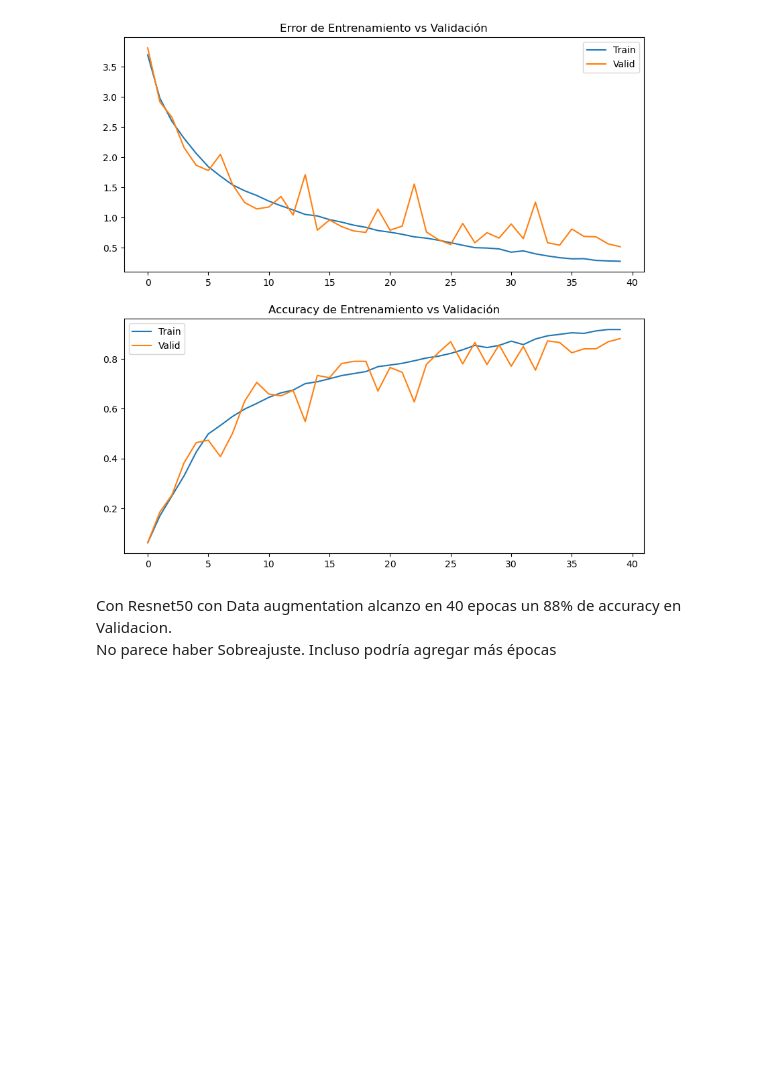
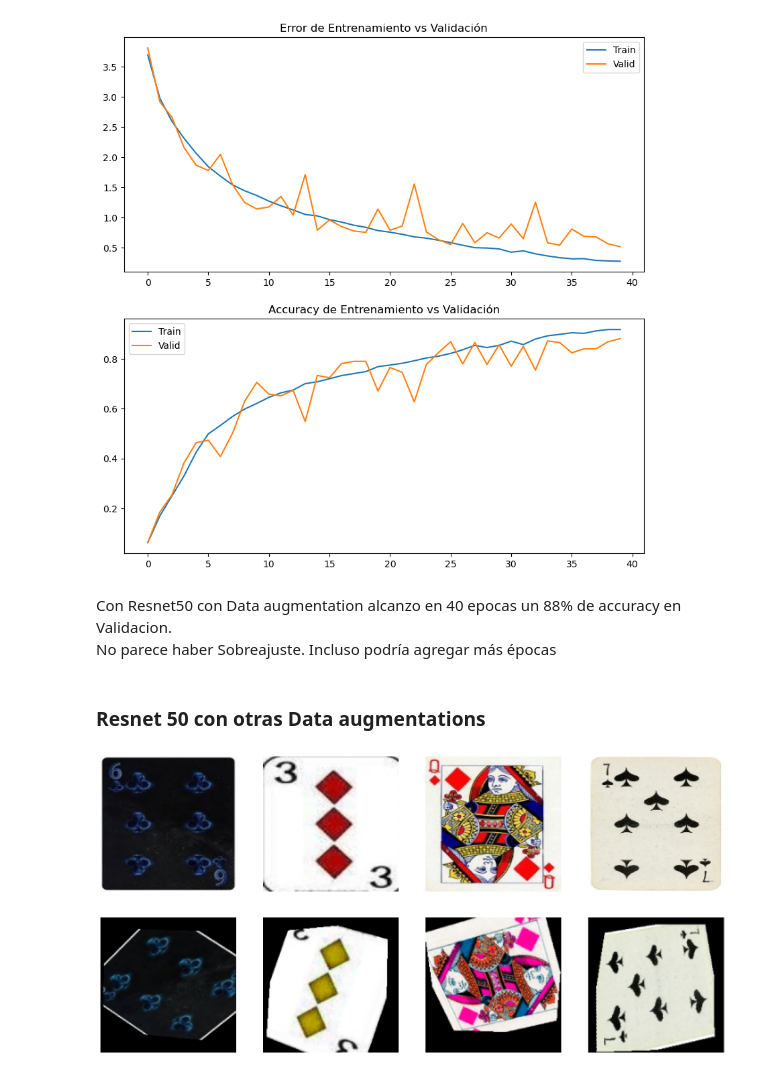
Before and after one commit to juanpsch/IA, a Jupyter notebook: CV2/TP_Final/TPFinal_Cards_2.ipynb, the cells around one changed output. Cells and saved outputs as stored; diff of their text form; code cells hidden in the pictures; blank space fills up the shorter version.

```diff
--- a/CV2/TP_Final/TPFinal_Cards_2.ipynb
+++ b/CV2/TP_Final/TPFinal_Cards_2.ipynb
@@ -432,3 +430,49 @@ axs[1].legend(['Train', 'Valid'])
 # %% [markdown]
 Con Resnet50 con Data augmentation alcanzo en 40 epocas un 88% de accuracy en Validacion. \
 No parece haber Sobreajuste. Incluso podría agregar más épocas
+# %% [markdown]
+### Resnet 50 con otras Data augmentations
+# %%
+aug_data_transforms2 = torchvision.transforms.Compose([
+                        torchvision.transforms.Resize(size=(ANCHO_IMAGENES, ALTO_IMAGENES)),
+                        # torchvision.transforms.RandomHorizontalFlip(0.5),
+                        torchvision.transforms.RandomRotation(degrees=(0,180)),
+                        torchvision.transforms.RandomPerspective(0.4),
+                        torchvision.transforms.RandomResizedCrop(size=(ANCHO_IMAGENES, ALTO_IMAGENES), scale=(0.8, 1.0)),
+                        torchvision.transforms.ColorJitter(saturation=0.3, hue=0.3),
+                        torchvision.transforms.ToTensor()
+                      ])
+
+data_transforms = torchvision.transforms.Compose([
+                    torchvision.transforms.Resize(size=(ANCHO_IMAGENES, ALTO_IMAGENES)),
+                    torchvision.transforms.ToTensor()
+                  ])
+
+aug_train_set2 = torchvision.datasets.ImageFolder(root='data_Cards/train', transform=aug_data_transforms2)
+aug_valid_set = torchvision.datasets.ImageFolder(root='data_Cards/valid', transform=data_transforms)
+
+aug_train_loader2 = torch.utils.data.DataLoader(aug_train_set, batch_size=64, shuffle=True)
+aug_valid_loader = torch.utils.data.DataLoader(aug_valid_set, batch_size=64, shuffle=True)
+# %%
+images_ids = np.random.randint(low=0, high=len(train_set), size=4)
+
+# Ploteo las imagenes sin augmentacion
+
+fig, rows = plt.subplots(nrows=1, ncols=4, figsize=(18, 18))
+
+for id, row in enumerate(rows):
+    row.imshow(train_set[images_ids[id]][0].permute(1, 2, 0))
+    row.axis('off')
+plt.show()
+
+# Ploteo las mismas imagenes con augmentacion
+
+fig, rows = plt.subplots(nrows=1, ncols=4, figsize=(18, 18))
+
+for id, row in enumerate(rows):
+    row.imshow(aug_train_set2[images_ids[id]][0].permute(1, 2, 0))
+    row.axis('off')
+plt.show()
+# %% [output]
+[figure, added]
+[figure, added]
```
Also changed, not shown: parts of 4 cells of this notebook, 1 other file.
